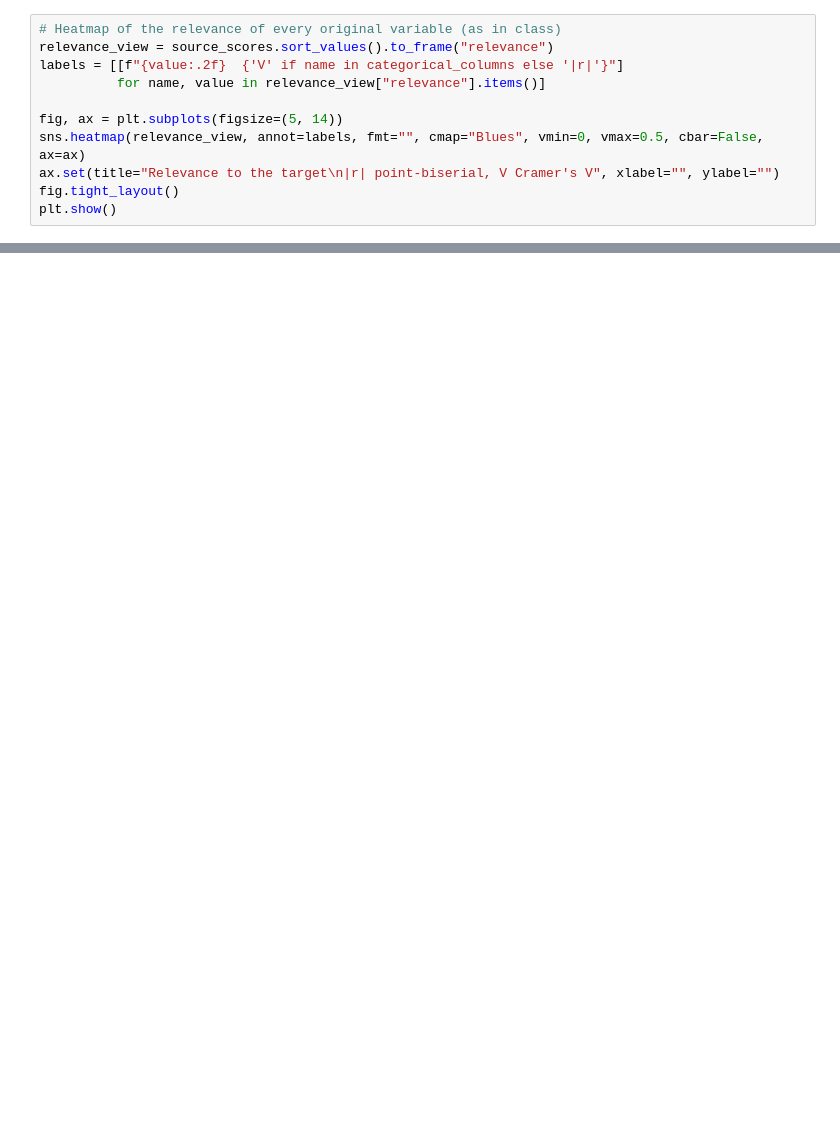
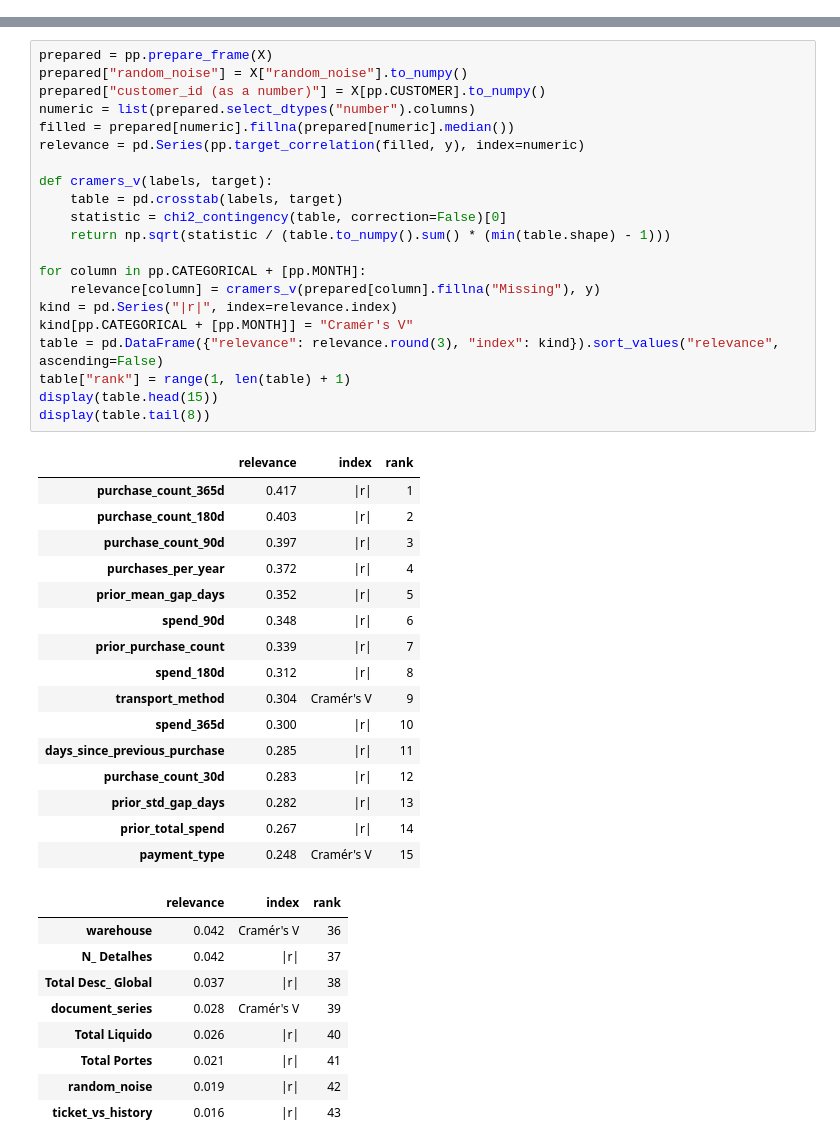
Before and after one commit to GoncaloGouveia04/ML_Project, a Jupyter notebook: notebooks/03_Feature_Selection.ipynb, the cells around one changed output, grey strips where cells are left out. Drawn from its saved outputs; the diff is of its cells as text; blank space fills up the shorter version.

```diff
--- a/notebooks/03_Feature_Selection.ipynb
+++ b/notebooks/03_Feature_Selection.ipynb
@@ -520,11 +0,0 @@ Categorical variables:
-# %%
-# Heatmap of the relevance of every original variable (as in class)
-relevance_view = source_scores.sort_values().to_frame("relevance")
-labels = [[f"{value:.2f}  {'V' if name in categorical_columns else '|r|'}"]
-          for name, value in relevance_view["relevance"].items()]
-
-fig, ax = plt.subplots(figsize=(5, 14))
-sns.heatmap(relevance_view, annot=labels, fmt="", cmap="Blues", vmin=0, vmax=0.5, cbar=False, ax=ax)
-ax.set(title="Relevance to the target\n|r| point-biserial, V Cramer's V", xlabel="", ylabel="")
-fig.tight_layout()
-plt.show()
@@ -1316,0 +53,47 @@ Some kept columns are still correlated with each other (for example the three pu
+# %%
+prepared = pp.prepare_frame(X)
+prepared["random_noise"] = X["random_noise"].to_numpy()
+prepared["customer_id (as a number)"] = X[pp.CUSTOMER].to_numpy()
+numeric = list(prepared.select_dtypes("number").columns)
+filled = prepared[numeric].fillna(prepared[numeric].median())
+relevance = pd.Series(pp.target_correlation(filled, y), index=numeric)
+
+def cramers_v(labels, target):
+    table = pd.crosstab(labels, target)
+    statistic = chi2_contingency(table, correction=False)[0]
+    return np.sqrt(statistic / (table.to_numpy().sum() * (min(table.shape) - 1)))
+
+for column in pp.CATEGORICAL + [pp.MONTH]:
+    relevance[column] = cramers_v(prepared[column].fillna("Missing"), y)
+kind = pd.Series("|r|", index=relevance.index)
+kind[pp.CATEGORICAL + [pp.MONTH]] = "Cramér's V"
+table = pd.DataFrame({"relevance": relevance.round(3), "index": kind}).sort_values("relevance", ascending=False)
+table["rank"] = range(1, len(table) + 1)
+display(table.head(15))
+display(table.tail(8))
+# %% [output]
+|  | relevance | index | rank |
+| purchase_count_365d | 0.417 | |r| | 1 |
+| purchase_count_180d | 0.403 | |r| | 2 |
+| purchase_count_90d | 0.397 | |r| | 3 |
+| purchases_per_year | 0.372 | |r| | 4 |
+| prior_mean_gap_days | 0.352 | |r| | 5 |
+| spend_90d | 0.348 | |r| | 6 |
+| prior_purchase_count | 0.339 | |r| | 7 |
+| spend_180d | 0.312 | |r| | 8 |
+| transport_method | 0.304 | Cramér's V | 9 |
+| spend_365d | 0.300 | |r| | 10 |
+| days_since_previous_purchase | 0.285 | |r| | 11 |
+| purchase_count_30d | 0.283 | |r| | 12 |
+| prior_std_gap_days | 0.282 | |r| | 13 |
+| prior_total_spend | 0.267 | |r| | 14 |
+| payment_type | 0.248 | Cramér's V | 15 |
+|  | relevance | index | rank |
+| warehouse | 0.042 | Cramér's V | 36 |
+| N_ Detalhes | 0.042 | |r| | 37 |
+| Total Desc_ Global | 0.037 | |r| | 38 |
+| document_series | 0.028 | Cramér's V | 39 |
+| Total Liquido | 0.026 | |r| | 40 |
+| Total Portes | 0.021 | |r| | 41 |
+| random_noise | 0.019 | |r| | 42 |
+| ticket_vs_history | 0.016 | |r| | 43 |
```
Also changed, not shown: parts of 89 cells of this notebook, 17 other files.
